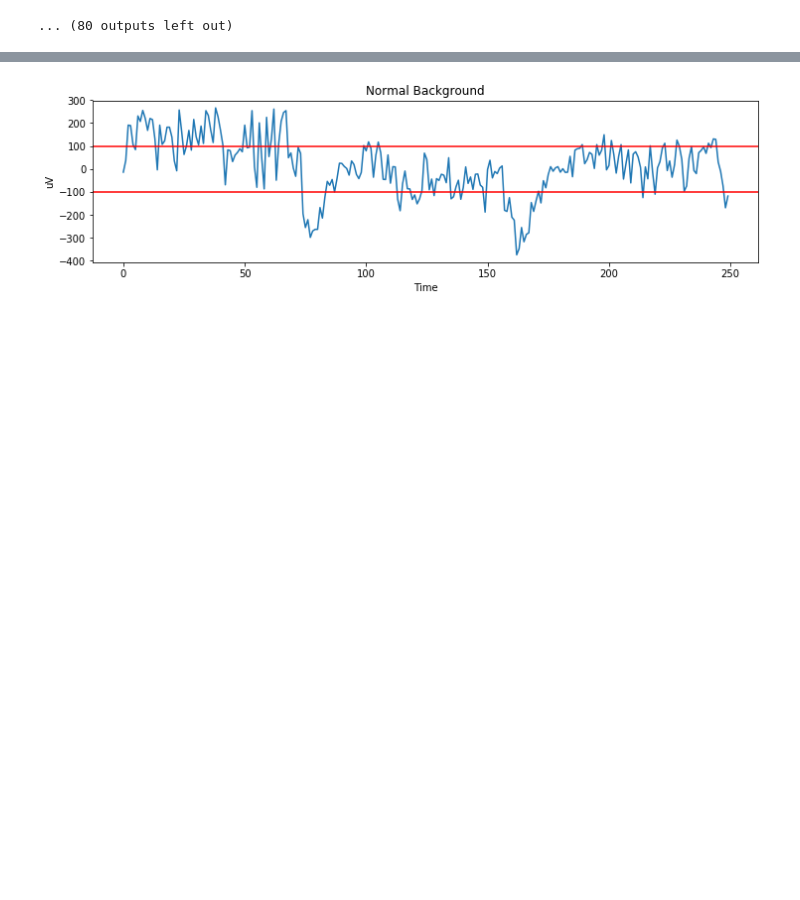
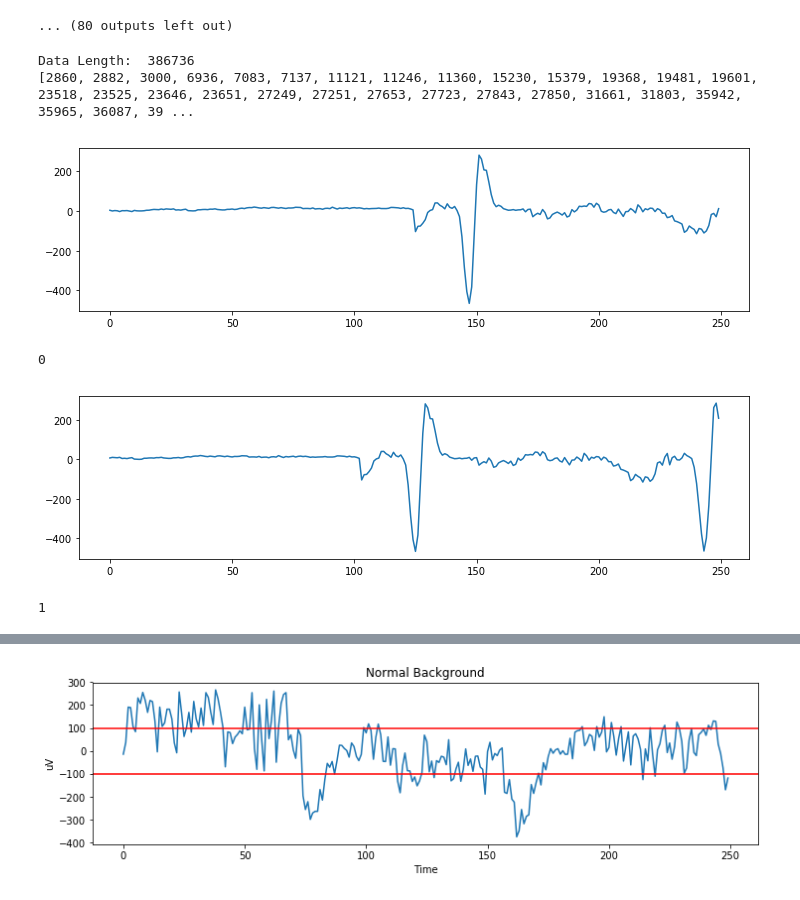
Before and after one commit to UC89/eegProject, a Jupyter notebook: fileTreeParser_1.ipynb, the cells around one changed output, grey strips where cells are left out. Cells and saved outputs as stored; diff of their text form; code cells hidden in the pictures; blank space fills up the shorter version.

Commit message:
Function to look for possible spikes and create training file with index of possible spike and an indicator of whether it is a spike or not complete"

```diff
--- a/fileTreeParser_1.ipynb
+++ b/fileTreeParser_1.ipynb
@@ -1045,12 +1045,6 @@ EX 2 Min:  -2118
 [figure]
 [figure]
 ... (5 outputs left out)
-# %%
-def lookForSpikes(data,stdDev,average,sampleRate,msLimit):
-    sampleRange = msLimit/sampleRate
-    for x in data:
-        if x>std+average:
-            return "Not completed yet"
 # %%
 #ndarray.ptp()  returns the peak to peak distance
 
@@ -1279,3 +1273,77 @@ Start index:  3500
 End Index:  3750
 Peak to Peak range:  76.7517026582
 ... (80 outputs left out)
+# %%
+def lookForSpikes(data,sampleRate,stepSize,searchSize,ampThreshold,ptpThreshold):
+    '''
+    data should already be scaled
+    stepSize in samples
+    searchSize in seconds
+    returns: array of possible spike indices
+    '''
+    dataLength = len(data)
+    print("Data Length: ",dataLength)
+    searchSamples = searchSize * sampleRate
+    searchNumber = dataLength/stepSize
+    endSampleLag = searchSamples/stepSize
+    possibleSpikeArray = []
+    for x in range(int(searchNumber)-int(endSampleLag)):
+        #print(x)
+        startIndex = x*stepSize
+        endIndex = x*stepSize+searchSamples
+        #print("start index: ",startIndex)
+        #print("end index: ",endIndex)
+        currentData = data[int(startIndex):int(endIndex)]
+        currentMax = np.amax(np.absolute(currentData))
+        if currentMax>ampThreshold:
+            #print("Found a max!")
+            try:
+                maxIndex = list(currentData).index(currentMax)
+                #print("In Try")
+            except:
+                maxIndex = list(currentData).index(0-currentMax)
+                #print("Int EXcept")
+            maxIndex = maxIndex + startIndex
+            if maxIndex not in possibleSpikeArray:
+                #print("Adding maxIndex")
+                possibleSpikeArray.append(maxIndex)
+
+    return possibleSpikeArray
+
+
+testData = np.array(testDataFile[testDataFileKeys[longBipolarMontage[0][0]]]["data"]) - np.array(testDataFile[testDataFileKeys[longBipolarMontage[0][1]]]["data"])
+testData = testData*scaleFactor
+possibleSpikeIndex = lookForSpikes(testData,250,25,1,100,125)
+print(possibleSpikeIndex)
+
+trainingArray = []
+
+def checkInput():
+    a = input()
+    a = int(a)
+    if a!=0 or a!=1:
+        checkInput()
+    return a
+
+#0 = no spike
+#1 = spike
+for x in possibleSpikeIndex[0:5]:
+    plt.plot(testData[x-125:x+125])
+    plt.show()
+    a = input()
+    trainingArray.append([x,a])
+
+#sampleTxtFile = 'fnszDirectory/'+str(featureFiles[0])
+trainingFileName = "training_fnsz_"+str(featureFiles[0])
+with open(trainingFileName,'w') as trainingDataFile:
+    trainingDataFile.write(str(trainingArray))
+
+#a = input()
+#print(a)
+# %% [output]
+Data Length:  386736
+[2860, 2882, 3000, 6936, 7083, 7137, 11121, 11246, 11360, 15230, 15379, 19368, 19481, 19601, 23518, 23525, 23646, 23651, 27249, 27251, 27653, 27723, 27843, 27850, 31661, 31803, 35942, 35965, 36087, 39 ...
+[figure, added]
+0
+[figure, added]
+1
```
Also changed, not shown: parts of 2 cells of this notebook.
